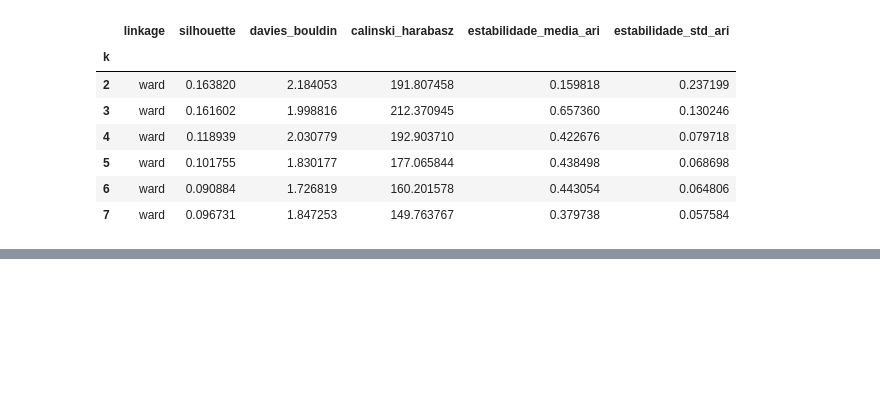
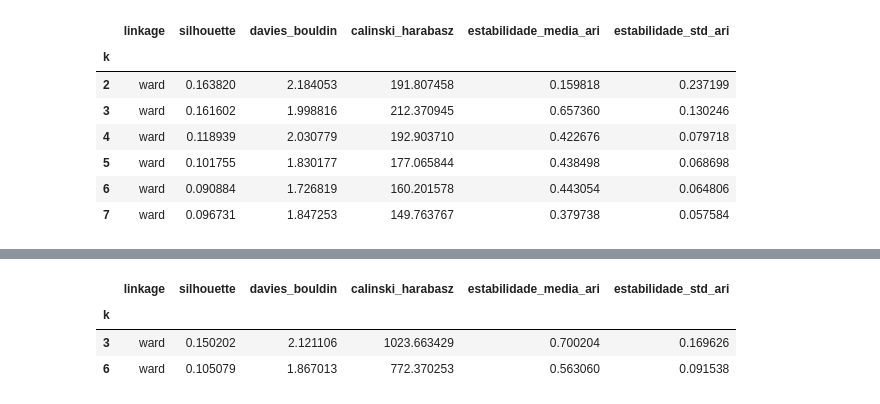
Before and after one commit to GustavoNachbar/churn-dataset-clusters-classify-tests, a Jupyter notebook: churn_agglomerative.ipynb, the cells around one changed output, grey strips where cells are left out. Drawn from its saved outputs; the diff is of its cells as text; code cells hidden in the pictures; blank space fills up the shorter version.

```diff
--- a/churn_agglomerative.ipynb
+++ b/churn_agglomerative.ipynb
@@ -153,0 +372,60 @@ df_resultados_agglomerative
+# %%
+from sklearn.metrics import silhouette_score, davies_bouldin_score, calinski_harabasz_score, adjusted_rand_score
+from sklearn.cluster import AgglomerativeClustering
+from sklearn.utils import resample
+import numpy as np
+import pandas as pd
+
+def calcular_estabilidade_agglomerative(X, k, linkage, labels_referencia,
+                                          n_bootstrap=30, sample_frac=0.8, random_state=42):
+    rng = np.random.default_rng(random_state)
+    X_arr = np.asarray(X)
+    n_samples = X_arr.shape[0]
+    ari_scores = []
+
+    for i in range(n_bootstrap):
+        seed = int(rng.integers(0, 1_000_000))
+        idx_sample = resample(
+            np.arange(n_samples), replace=True,
+            n_samples=int(n_samples * sample_frac), random_state=seed
+        )
+        idx_sample = np.unique(idx_sample)
+        X_sample = X_arr[idx_sample]
+
+        modelo_boot = AgglomerativeClustering(n_clusters=k, linkage=linkage)
+        labels_boot = modelo_boot.fit_predict(X_sample)
+
+        labels_ref_sample = np.asarray(labels_referencia)[idx_sample]
+        ari_scores.append(adjusted_rand_score(labels_ref_sample, labels_boot))
+
+    return np.mean(ari_scores), np.std(ari_scores)
+
+
+resultados_agglomerative_geral = []
+linkage_usado = 'ward'
+
+# X_scaled_geral aqui é o mesmo gerado a partir do df_treino completo (mesmo usado para treinar os clusters)
+for k in [3, 6]:
+    labels = df_treino[f'Cluster_k{k}']
+
+    estab_media, estab_std = calcular_estabilidade_agglomerative(
+        X_scaled_geral, k, linkage_usado, labels
+    )
+
+    resultados_agglomerative_geral.append({
+        'k': k,
+        'linkage': linkage_usado,
+        'silhouette': silhouette_score(X_scaled_geral, labels),
+        'davies_bouldin': davies_bouldin_score(X_scaled_geral, labels),
+        'calinski_harabasz': calinski_harabasz_score(X_scaled_geral, labels),
+        'estabilidade_media_ari': estab_media,
+        'estabilidade_std_ari': estab_std,
+    })
+
+df_resultados_agglomerative_geral = pd.DataFrame(resultados_agglomerative_geral).set_index('k')
+df_resultados_agglomerative_geral
+# %% [output]
+|  | linkage | silhouette | davies_bouldin | calinski_harabasz | estabilidade_media_ari | estabilidade_std_ari |
+| k |  |  |  |  |  |  |
+| 3 | ward | 0.150202 | 2.121106 | 1023.663429 | 0.700204 | 0.169626 |
+| 6 | ward | 0.105079 | 1.867013 | 772.370253 | 0.563060 | 0.091538 |
```
Also changed, not shown: parts of 8 cells of this notebook.
